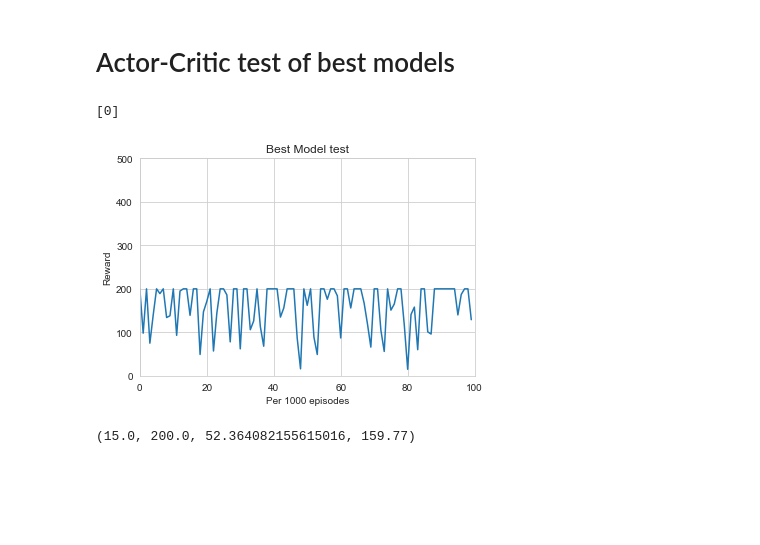
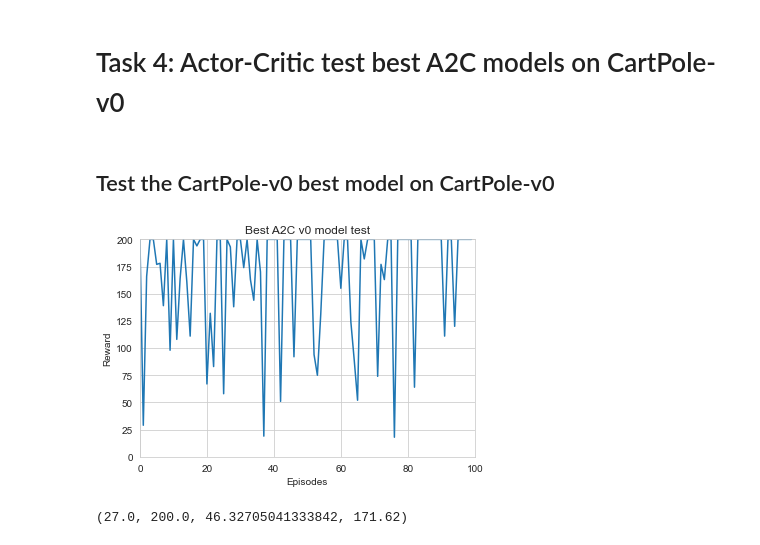
Before and after one commit to feiphoon/inm707-joint-coursework, a Jupyter notebook: src/cartpole/actor_critic_test_v0.ipynb, the cells around one changed output. Drawn from its saved outputs; the diff is of its cells as text; code cells hidden in the pictures; blank space fills up the shorter version.

Commit message:
Update test notebooks

```diff
--- a/src/cartpole/actor_critic_test_v0.ipynb
+++ b/src/cartpole/actor_critic_test_v0.ipynb
@@ -1,5 +1,5 @@
 # %% [markdown]
-# Actor-Critic test of best models
+# Task 4: Actor-Critic test best A2C models on CartPole-v0
 # %%
 import numpy as np
 
@@ -40,46 +40,39 @@ def sample_one_episode(env: gym.Env, model: ActorCritic):
         total_reward += reward
 
     return total_reward
-# %%
-# Load
-# PATH = "best_models/num_env24-num_episodes100000-learning_rate0.003-hidden_layers128-128.pt"
-#PATH = "best_models/num_env24-num_episodes50000-learning_rate0.002-hidden_layers128-128.pt"
-
-PATH = "best_models/cartpole-v0/num_env24-num_episodes100000-learning_rate0.002-hidden_layers128-128.pt"
-
-model_load = torch.load(PATH)
-model_load.eval()
-
-model_load.state_dict()
-
-model_load_env = gym.make("CartPole-v0")
-state = model_load_env.reset()
-model_load_env.seed(0)
-# %% [output]
-[0]
+# %% [markdown]
+## Test the CartPole-v0 best model on CartPole-v0
 # %%
-#model_load_env = gym.make("CartPole-v0")
+# Load
+PATH = "results/CartPole-v0/best_model/num_env24-num_episodes100000-learning_rate0.002-hidden_layers128-128.pt"
+
+model_load = torch.load(PATH)
+model_load.eval()
+
+model_load.state_dict()
+model_load_env = gym.make("CartPole-v0")
+state = model_load_env.reset()
 model_load_env.seed(0)
 
 model_load_total_rewards = []
-
 
 for _ in range(100):
     model_load_rewards = sample_one_episode(env=model_load_env,model=model_load)
     model_load_total_rewards.append(model_load_rewards)
 
-
 model_load_total_rewards
 
-plt.title(f"Best Model test");
-plt.xlabel("Per 1000 episodes");
+plt.title(f"Best A2C v0 model test");
+plt.xlabel("Episodes");
 plt.ylabel("Reward");
-plt.ylim([0, 500]);
+plt.ylim([0, 200]);
 plt.xlim([0, 100]);
 plt.plot(model_load_total_rewards);
+plt.savefig("results/CartPole-v0/best_model/best_model_rewards.png", dpi=300, bbox_inches="tight");
+plt.show();
 # %% [output]
-[figure, old version]
+[figure, new version]
 # %%
 min(model_load_total_rewards), max(model_load_total_rewards), np.std(model_load_total_rewards), np.mean(model_load_total_rewards)
 # %% [output]
-(15.0, 200.0, 52.364082155615016, 159.77)
+(27.0, 200.0, 46.32705041333842, 171.62)
```
Also changed, not shown: parts of 6 cells of this notebook, 1 other file.
